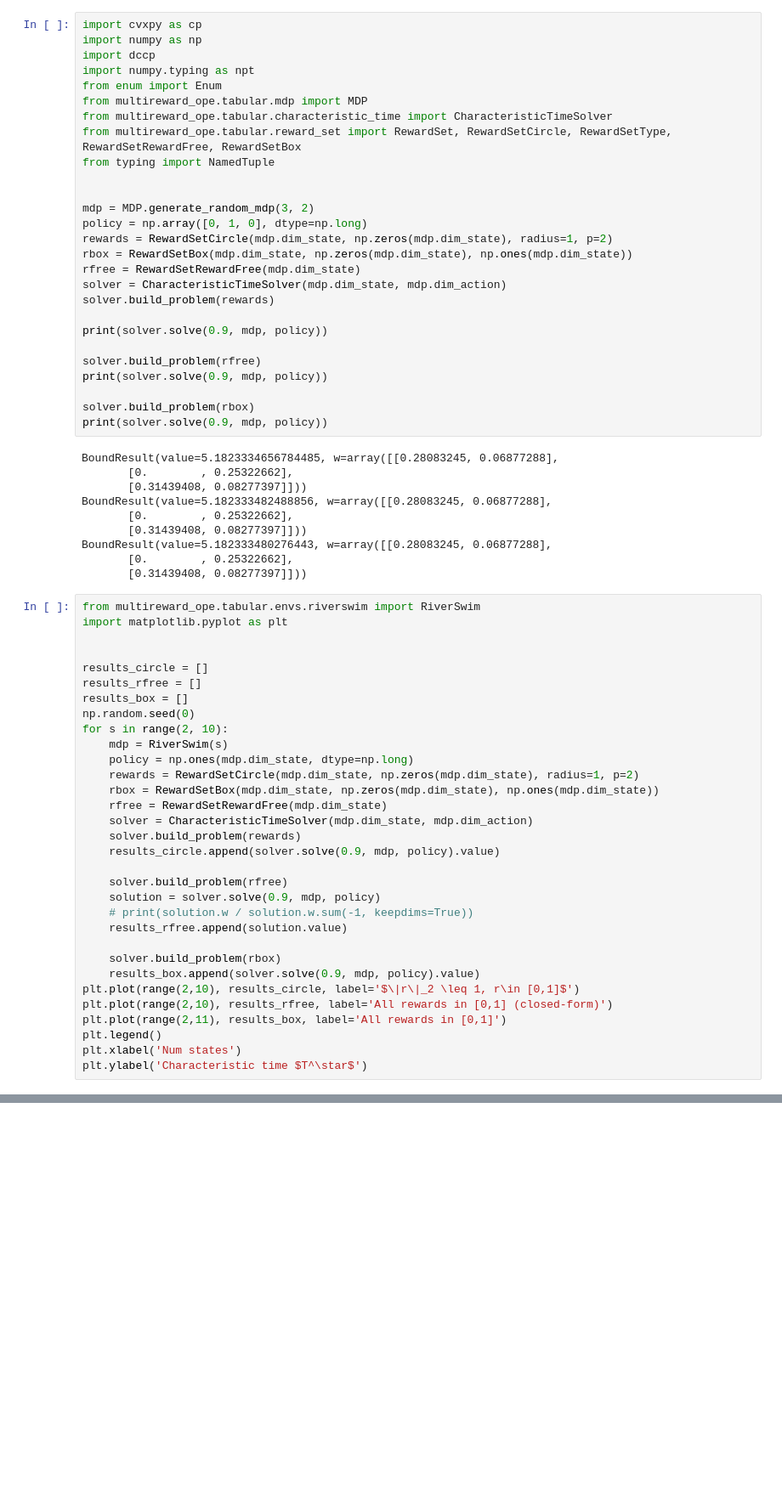
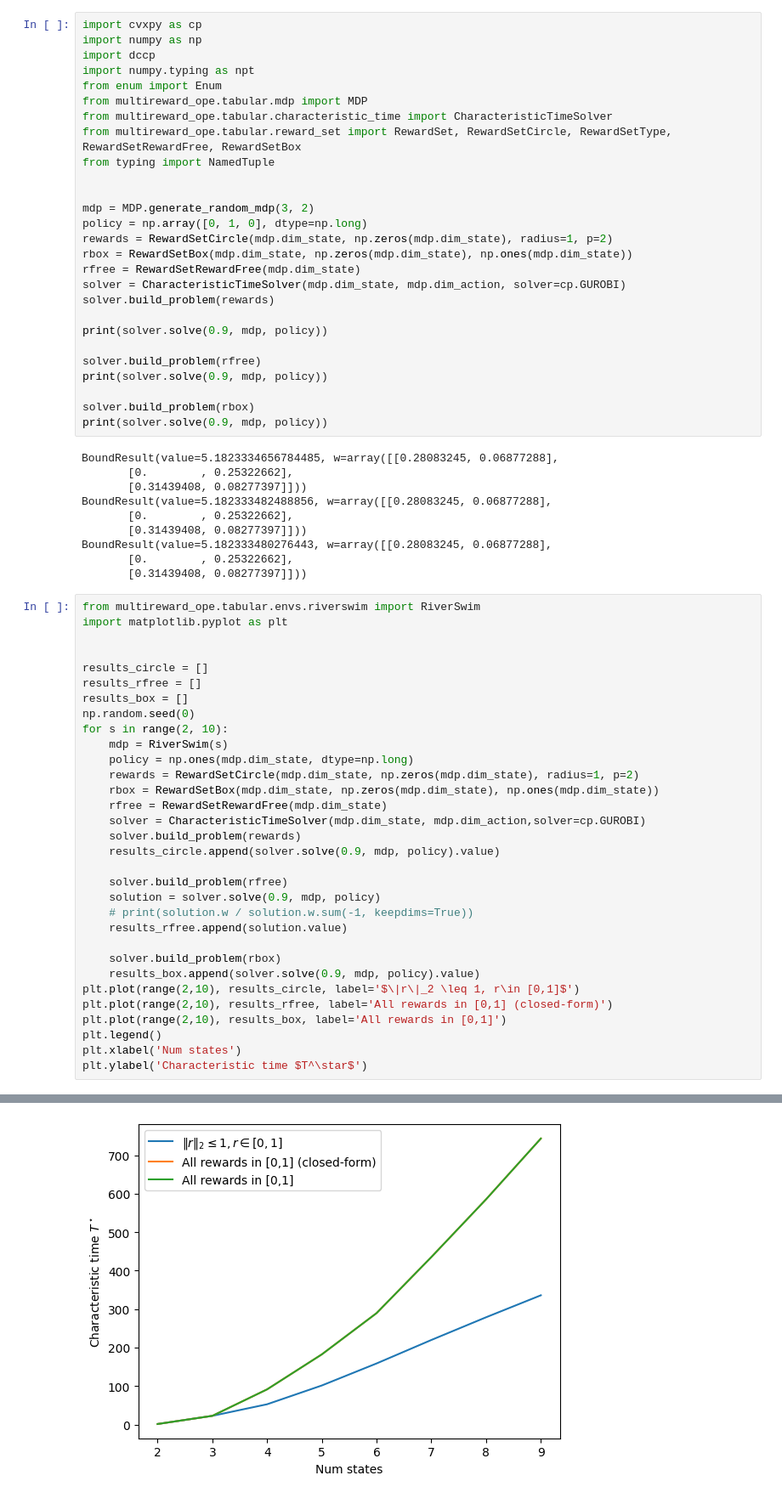
Before and after one commit to rssalessio/multi-reward-multi-policy-eval, a Jupyter notebook: test.ipynb, the cells around one changed output, grey strips where cells are left out. Shown at 85% size. Drawn from its saved outputs; the diff is of its cells as text; blank space fills up the shorter version.

```diff
--- a/test.ipynb
+++ b/test.ipynb
@@ -15,7 +15,7 @@ policy = np.array([0, 1, 0], dtype=np.long)
 rewards = RewardSetCircle(mdp.dim_state, np.zeros(mdp.dim_state), radius=1, p=2)
 rbox = RewardSetBox(mdp.dim_state, np.zeros(mdp.dim_state), np.ones(mdp.dim_state))
 rfree = RewardSetRewardFree(mdp.dim_state)
-solver = CharacteristicTimeSolver(mdp.dim_state, mdp.dim_action)
+solver = CharacteristicTimeSolver(mdp.dim_state, mdp.dim_action, solver=cp.GUROBI)
 solver.build_problem(rewards)
 
 print(solver.solve(0.9, mdp, policy))
@@ -50,7 +50,7 @@ for s in range(2, 10):
     rewards = RewardSetCircle(mdp.dim_state, np.zeros(mdp.dim_state), radius=1, p=2)
     rbox = RewardSetBox(mdp.dim_state, np.zeros(mdp.dim_state), np.ones(mdp.dim_state))
     rfree = RewardSetRewardFree(mdp.dim_state)
-    solver = CharacteristicTimeSolver(mdp.dim_state, mdp.dim_action)
+    solver = CharacteristicTimeSolver(mdp.dim_state, mdp.dim_action,solver=cp.GUROBI)
     solver.build_problem(rewards)
     results_circle.append(solver.solve(0.9, mdp, policy).value)
 
@@ -63,7 +63,7 @@ for s in range(2, 10):
     results_box.append(solver.solve(0.9, mdp, policy).value)
 plt.plot(range(2,10), results_circle, label='$\|r\|_2 \leq 1, r\in [0,1]$')
 plt.plot(range(2,10), results_rfree, label='All rewards in [0,1] (closed-form)')
-plt.plot(range(2,11), results_box, label='All rewards in [0,1]')
+plt.plot(range(2,10), results_box, label='All rewards in [0,1]')
 plt.legend()
 plt.xlabel('Num states')
 plt.ylabel('Characteristic time $T^\star$')
@@ -87,0 +72 @@ plt.ylabel('Characteristic time $T^\star$')
+[figure, added]
```
Also changed, not shown: parts of 1 cell of this notebook, 1 other file.
